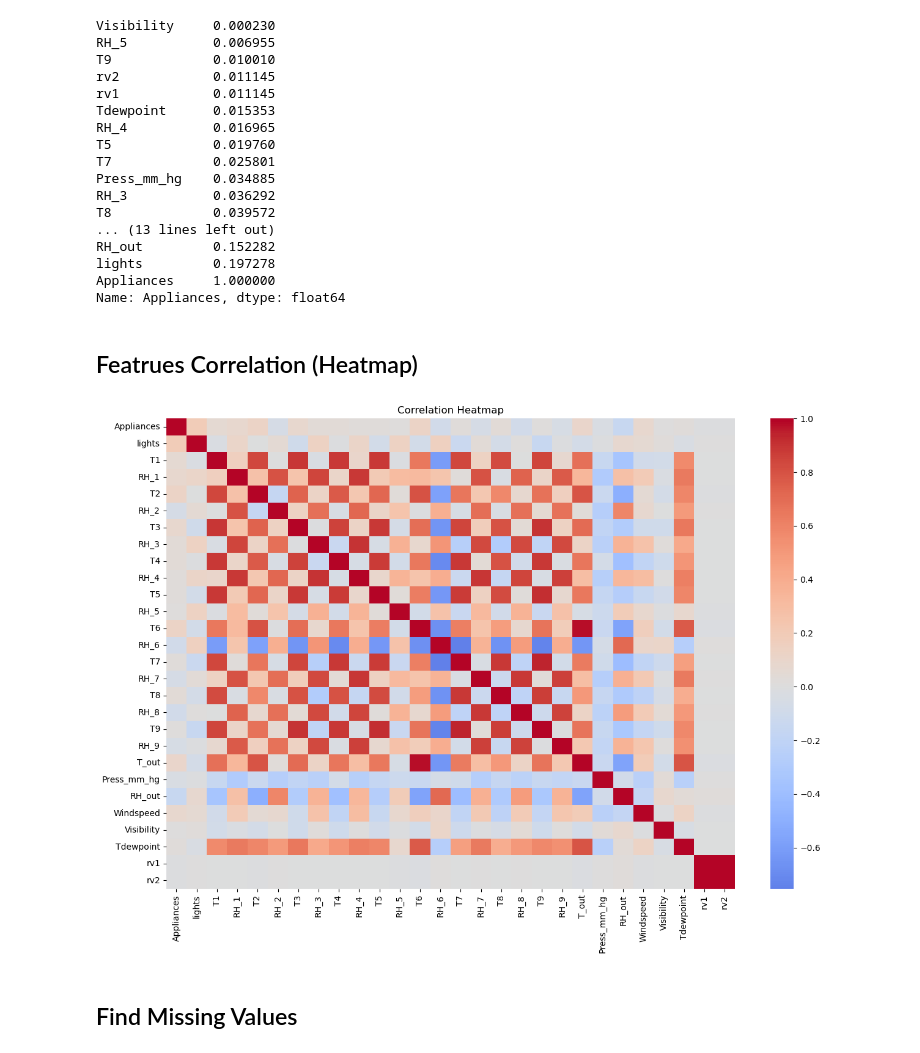
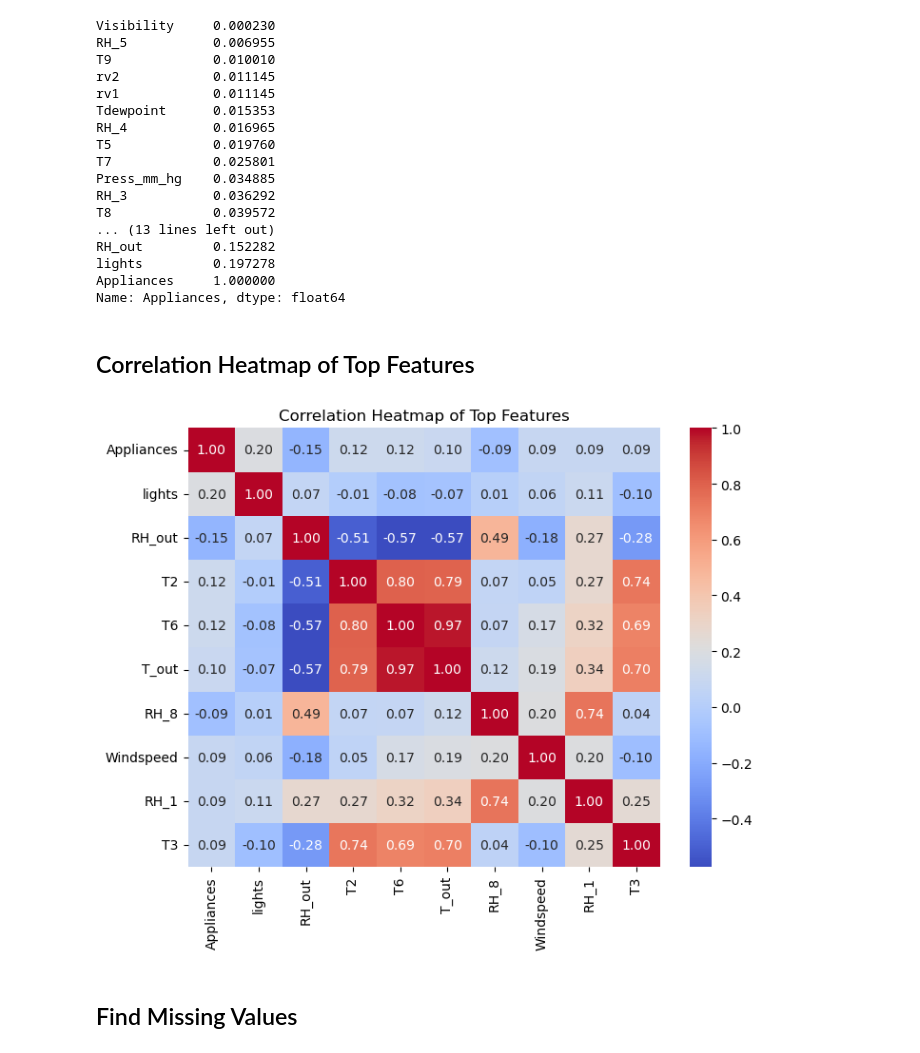
Before and after one commit to Raxzell/energy-consumption-prediction, a Jupyter notebook: modeling.ipynb, the cells around one changed output. Drawn from its saved outputs; the diff is of its cells as text; code cells hidden in the pictures.

```diff
--- a/modeling.ipynb
+++ b/modeling.ipynb
@@ -95,25 +97,26 @@ RH_out         0.152282
 lights         0.197278
 Appliances     1.000000
 Name: Appliances, dtype: float64
-# %% [markdown]
-## Featrues Correlation (Heatmap)
-# %%
-import matplotlib.pyplot as plt
-import seaborn as sns
-
-plt.figure(figsize=(15,10))
-corr = df.drop(columns=['date']).corr()
-
-sns.heatmap(
-    corr,
-    cmap='coolwarm',
-    center=0
-)
-
-plt.title('Correlation Heatmap')
-plt.show()
-# %% [output]
-[figure, removed]
+# %% [markdown]
+## Correlation Heatmap of Top Features
+# %%
+corr = df.corr(numeric_only=True)
+
+top_features = corr['Appliances'].abs().sort_values(
+    ascending=False
+).head(10).index
+
+plt.figure(figsize=(8,6))
+sns.heatmap(
+    df[top_features].corr(),
+    annot=True,
+    cmap='coolwarm',
+    fmt='.2f'
+)
+plt.title('Correlation Heatmap of Top Features')
+plt.show()
+# %% [output]
+[figure, added]
 # %% [markdown]
 ## Find Missing Values
 # %%
```
Also changed, not shown: parts of 10 cells of this notebook.
